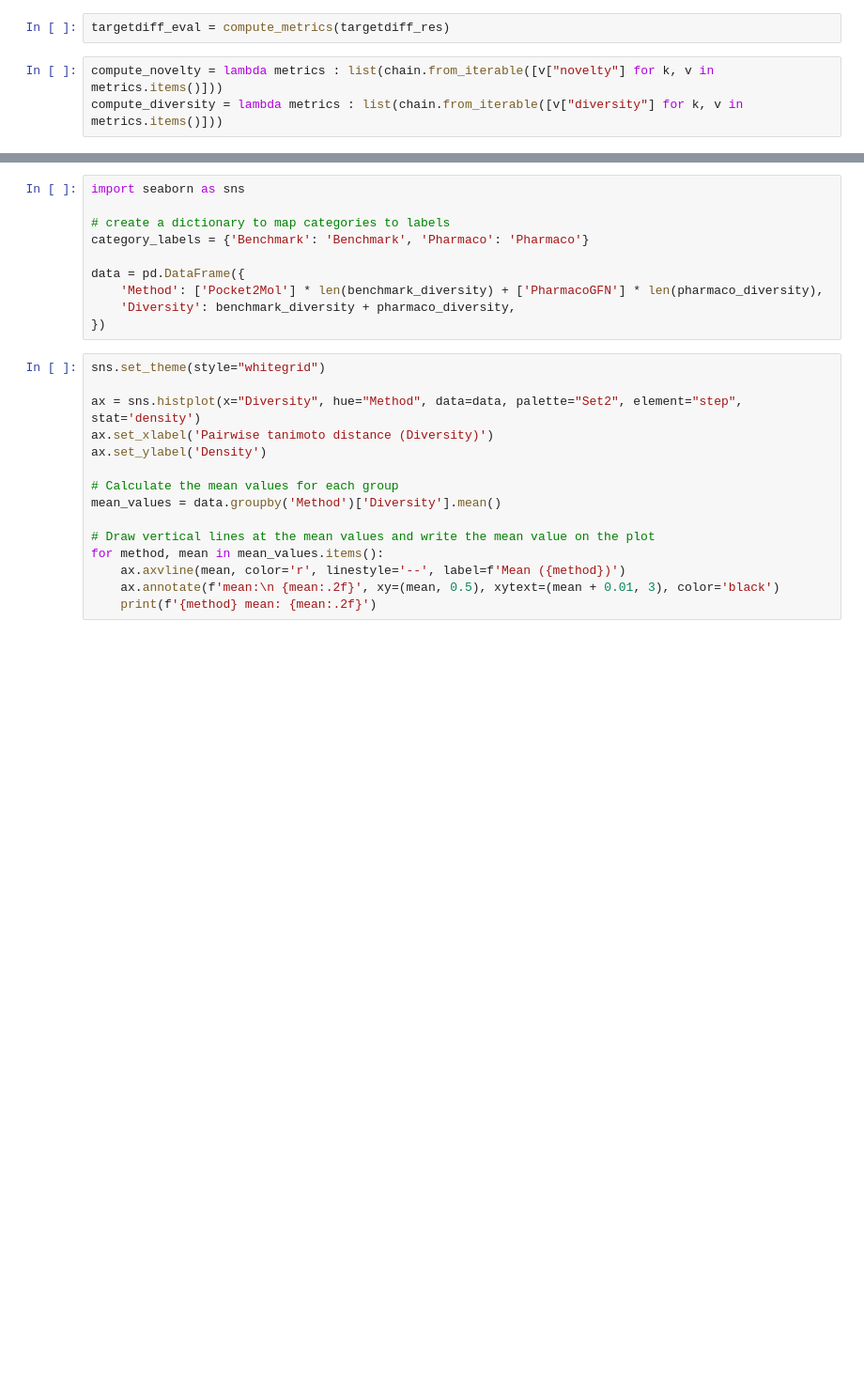
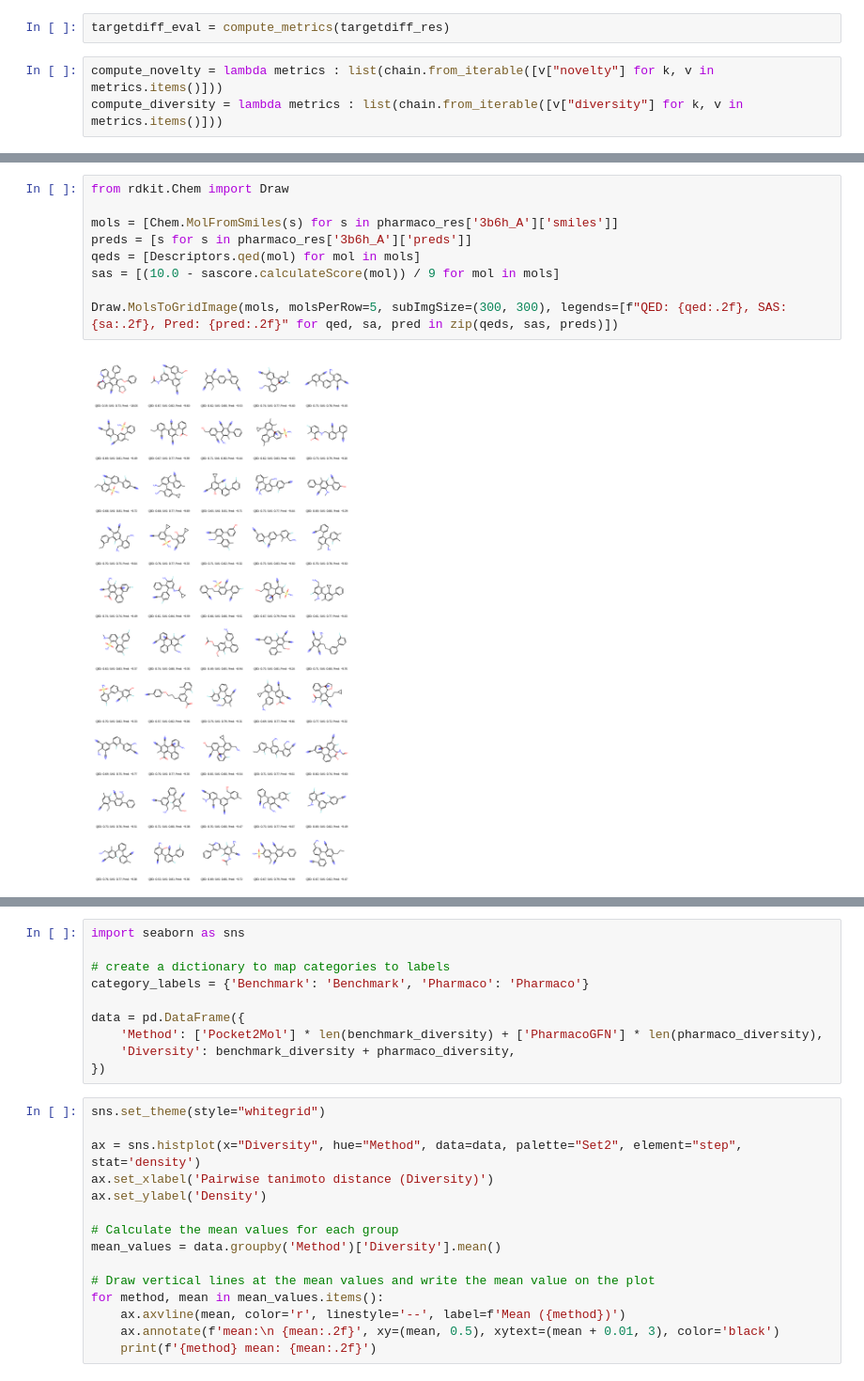
Before and after one commit to tsa87/TacoGFN-SBDD, a Jupyter notebook: examples/14_umap_and_distance_figure.ipynb, the cells around one changed output, grey strips where cells are left out. Shown at 94% size. Saved outputs shown, nothing was run; the diff lists cells and outputs as text; blank space fills up the shorter version.

```diff
--- a/examples/14_umap_and_distance_figure.ipynb
+++ b/examples/14_umap_and_distance_figure.ipynb
@@ -77,0 +119,11 @@ PharmacoGFN Diversity: (0.7344087070450731, 0.7397260273972603)
+# %%
+from rdkit.Chem import Draw
+
+mols = [Chem.MolFromSmiles(s) for s in pharmaco_res['3b6h_A']['smiles']]
+preds = [s for s in pharmaco_res['3b6h_A']['preds']]
+qeds = [Descriptors.qed(mol) for mol in mols]
+sas = [(10.0 - sascore.calculateScore(mol)) / 9 for mol in mols]
+
+Draw.MolsToGridImage(mols, molsPerRow=5, subImgSize=(300, 300), legends=[f"QED: {qed:.2f}, SAS: {sa:.2f}, Pred: {pred:.2f}" for qed, sa, pred in zip(qeds, sas, preds)])
+# %% [output]
+[figure, added]
```
Also changed, not shown: parts of 29 cells of this notebook, 24 other files.
